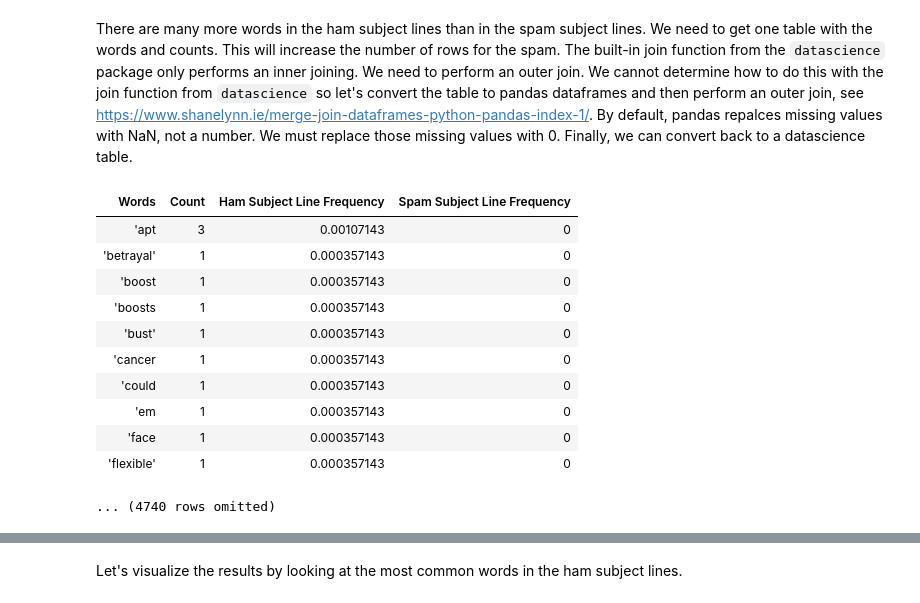
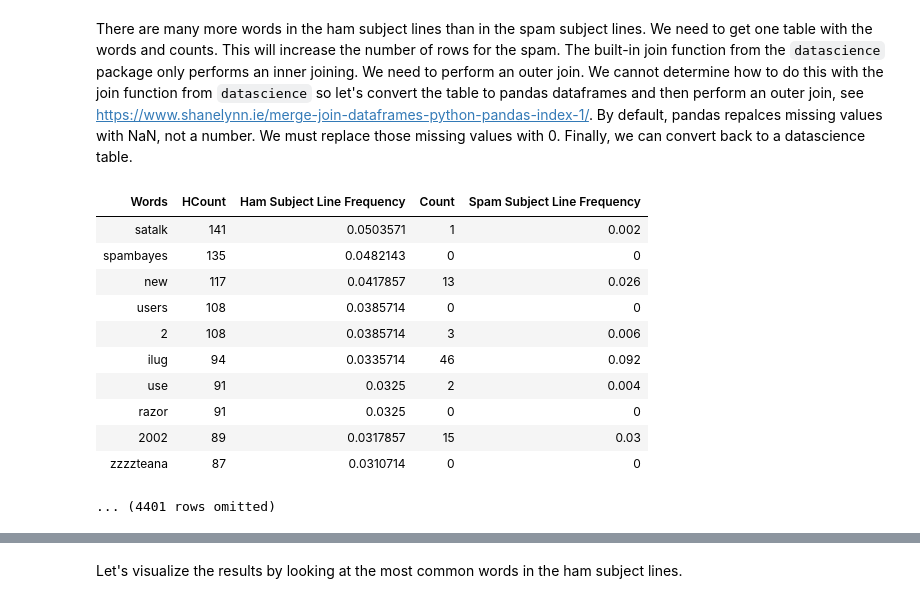
Before and after one commit to cheykrampitz/Krampitz.Math377, a Jupyter notebook: Project Math 377 Fall 18 Exploration (Block 1).ipynb, the cells around one changed output, grey strips where cells are left out. Drawn from its saved outputs; the diff is of its cells as text; code cells hidden in the pictures.

```diff
--- a/Project Math 377 Fall 18 Exploration (Block 1).ipynb
+++ b/Project Math 377 Fall 18 Exploration (Block 1).ipynb
@@ -363,6 +364,6 @@ Find the word counts for words that appeared in ham subject lines.
 ham_words = [item for sublist in Ham_data_table_token.column(0) for item in sublist]
 # Put into a table
 ham_table = ds.Table().with_columns('Words', ham_words)
-ham_word_counts = ham_table.group('Words').relabel('count', 'Count')
+ham_word_counts = ham_table.group('Words').relabel('count', 'HCount')
 ham_word_counts.show(5)
 # %% [output]
@@ -383,7 +384,7 @@ print("There are",sum_ham_word_counts,"tokenized words in the ham subject lines.
 # %% [output]
 There are 12163 tokenized words in the ham subject lines.
 # %%
-ham_word_counts = ham_word_counts.with_column('Ham Subject Line Frequency',ham_word_counts.column('Count')/2800).\
+ham_word_counts = ham_word_counts.with_column('Ham Subject Line Frequency',ham_word_counts.column('HCount')/2800).\
 set_format("Ham Subject Line Frequency", ds.NumberFormatter(decimals=4))
 ham_word_counts
 # %% [output]
@@ -438,19 +439,19 @@ There are many more words in the ham subject lines than in the spam subject line
 # %%
 # Execute this cell
 # Convert data.science table to pandas dataframe
 word_counts = pd.merge(ham_word_counts.to_df(),spam_word_counts.to_df(),how="outer").fillna(0)
-word_counts = ds.Table.from_df(word_counts)
+word_counts = ds.Table.from_df(word_counts).sort("HCount", descending=True)
 word_counts
 # %% [output]
-| Words | Count | Ham Subject Line Frequency | Spam Subject Line Frequency |
-| 'apt | 3 | 0.00107143 | 0 |
-| 'betrayal' | 1 | 0.000357143 | 0 |
-| 'boost | 1 | 0.000357143 | 0 |
-| 'boosts | 1 | 0.000357143 | 0 |
-| 'bust' | 1 | 0.000357143 | 0 |
-| 'cancer | 1 | 0.000357143 | 0 |
-| 'could | 1 | 0.000357143 | 0 |
-| 'em | 1 | 0.000357143 | 0 |
-| 'face | 1 | 0.000357143 | 0 |
-| 'flexible' | 1 | 0.000357143 | 0 |
+| Words | HCount | Ham Subject Line Frequency | Count | Spam Subject Line Frequency |
+| satalk | 141 | 0.0503571 | 1 | 0.002 |
+| spambayes | 135 | 0.0482143 | 0 | 0 |
+| new | 117 | 0.0417857 | 13 | 0.026 |
+| users | 108 | 0.0385714 | 0 | 0 |
+| 2 | 108 | 0.0385714 | 3 | 0.006 |
+| ilug | 94 | 0.0335714 | 46 | 0.092 |
+| use | 91 | 0.0325 | 2 | 0.004 |
+| razor | 91 | 0.0325 | 0 | 0 |
+| 2002 | 89 | 0.0317857 | 15 | 0.03 |
+| zzzzteana | 87 | 0.0310714 | 0 | 0 |
-... (4740 rows omitted)
+... (4401 rows omitted)
```
Also changed, not shown: parts of 13 cells of this notebook.
